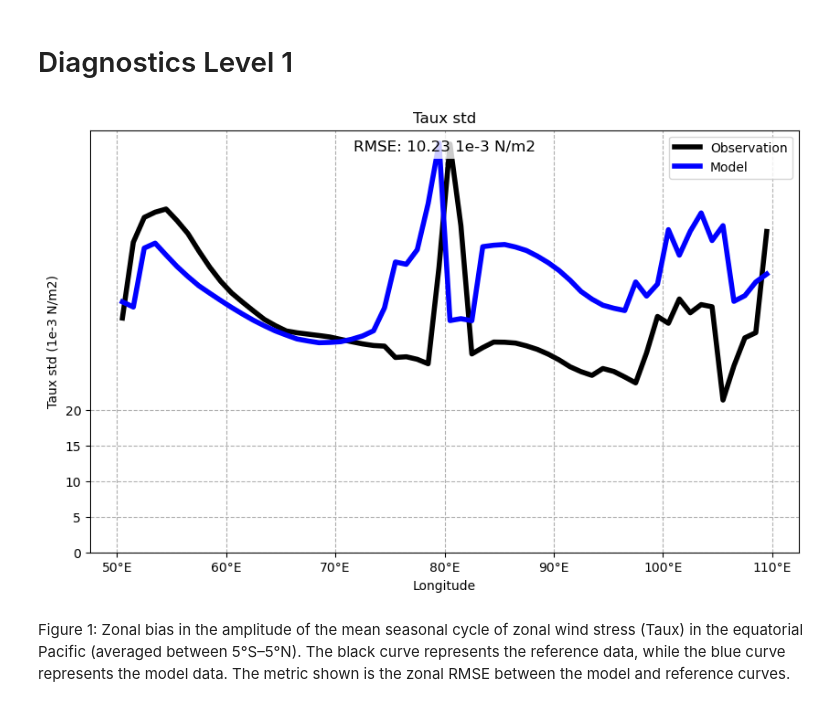
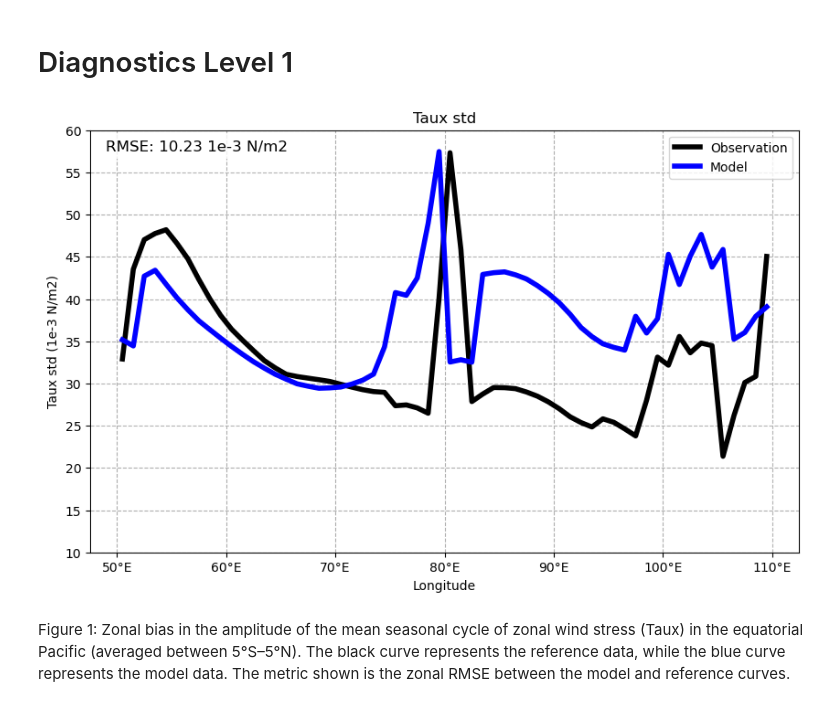
Before and after one commit to ACCESS-NRI/ACCESS-ENSO-recipes, a Jupyter notebook: IOD_recipes/eq_IO_Taux_sea_cycle.ipynb, the cells around one changed output. Drawn from its saved outputs; the diff is of its cells as text; code cells hidden in the pictures.

Commit message:
plot fixes

```diff
--- a/IOD_recipes/eq_IO_Taux_sea_cycle.ipynb
+++ b/IOD_recipes/eq_IO_Taux_sea_cycle.ipynb
@@ -165,36 +166,36 @@ plt.figure(figsize=(10, 6))
 
 obs_data = obs_datasets_prep1["NOAA-CIRES-20CR-V2"]
 model_data = model_datasets_prep1["ACCESS-ESM1-5"]
 
 # Plot observation data in black
 qplt.plot(obs_data, color='black', label='Observation', linewidth=4)
 
 # Plot model data in blue
 qplt.plot(model_data, color='blue', label='Model', linewidth=4)
 
 rmse = np.sqrt(np.mean((obs_data.data - model_data.data) ** 2))
 
 # Adding labels and title
 plt.xlabel('Longitude')
 plt.ylabel('Taux std (1e-3 N/m2)')
 plt.title('Taux std')
 plt.grid(linestyle='--')
-plt.yticks(np.arange(0,21, step=5))
+plt.yticks(np.arange(10,61, step=5))
 
 # Adding RMSE text on top of the plot
-plt.text(0.5, 0.95, f'RMSE: {rmse:.2f} 1e-3 N/m2', fontsize=12, ha='center', transform=plt.gca().transAxes,
+plt.text(0.15, 0.95, f'RMSE: {rmse:.2f} 1e-3 N/m2', fontsize=12, ha='center', transform=plt.gca().transAxes,
          bbox=dict(facecolor='white', alpha=0.8, edgecolor='none'))
 
 # Setting custom x-axis formatter
 plt.gca().xaxis.set_major_formatter(plt.FuncFormatter(format_longitude))
 
 # Adding a legend
 plt.legend()
 
 # Display the plot
 plt.show()
 # %% [output]
-[figure, old version]
+[figure, new version]
 # %% [markdown]
 Figure 1: Zonal bias in the amplitude of the mean seasonal cycle of zonal wind stress (Taux) in the equatorial Pacific (averaged between 5°S–5°N). The black curve represents the reference data, while the blue curve represents the model data. The metric shown is the zonal RMSE between the model and reference curves.
 # %% [markdown]
```
Also changed, not shown: parts of 3 cells of this notebook, 2 other files.
